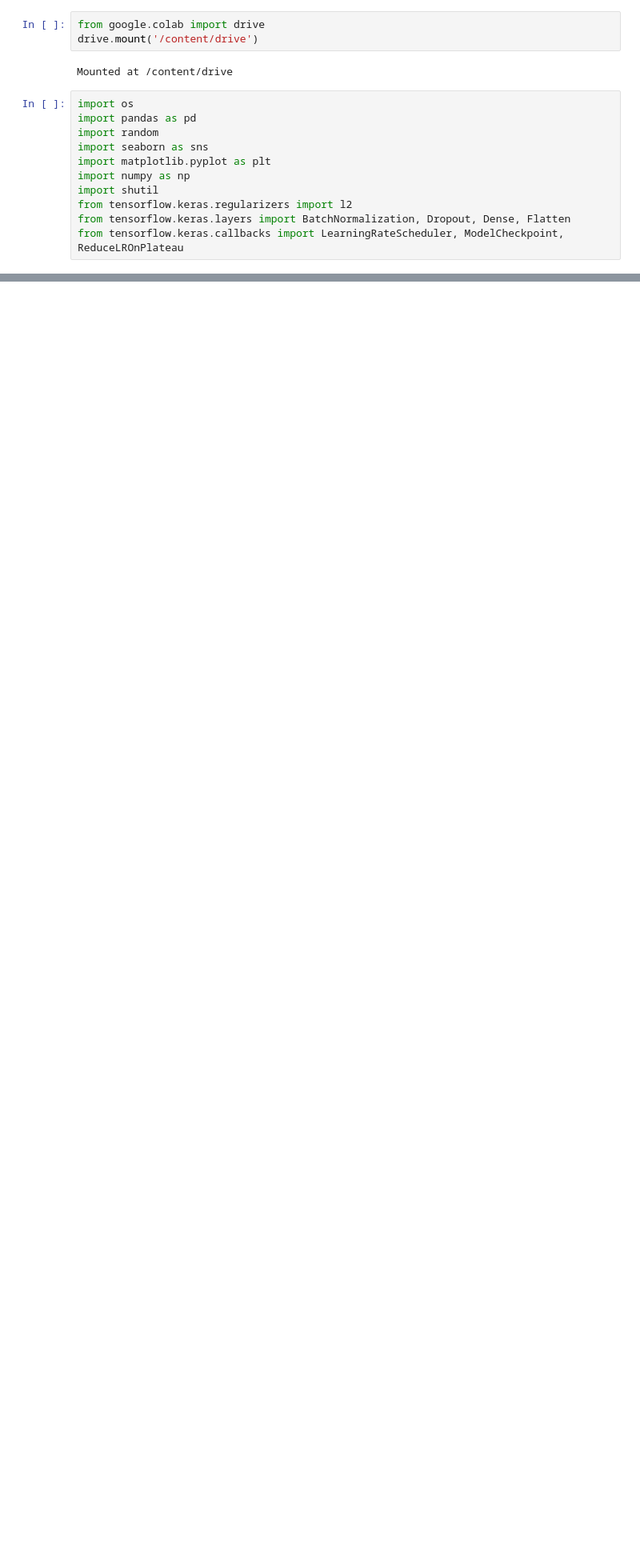
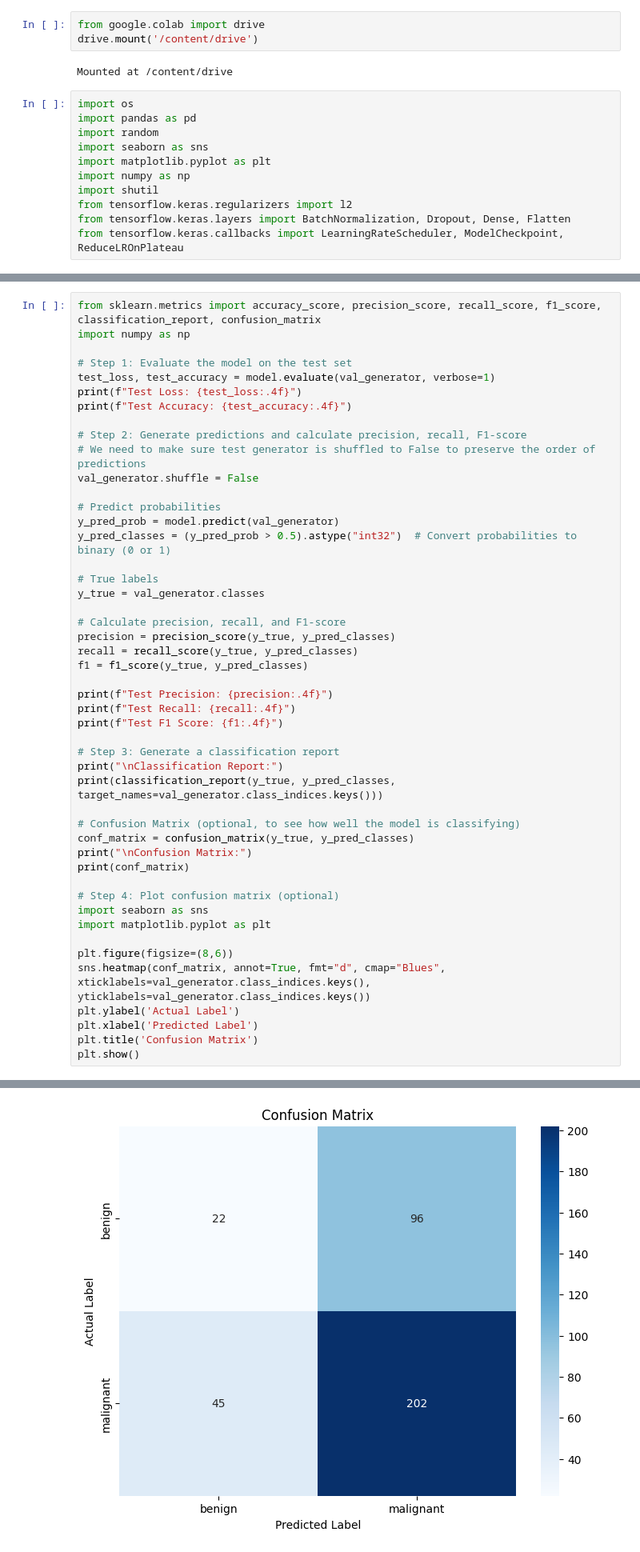
Before and after one commit to ShaziaNasim606/BreakHis-Project, a Jupyter notebook: BreakHis_CNN.ipynb, the cells around one changed output, grey strips where cells are left out. Shown at 80% size. Cells and saved outputs as stored; diff of their text form; blank space fills up the shorter version.

Commit message:
Updated CNN Code
In previous code only training validation is added now in updated code Test validation is also added with confusion matrix

```diff
--- a/BreakHis_CNN.ipynb
+++ b/BreakHis_CNN.ipynb
@@ -217,0 +218,49 @@ Average Validation Loss: 2.5778
+# %%
+from sklearn.metrics import accuracy_score, precision_score, recall_score, f1_score, classification_report, confusion_matrix
+import numpy as np
+
+# Step 1: Evaluate the model on the test set
+test_loss, test_accuracy = model.evaluate(val_generator, verbose=1)
+print(f"Test Loss: {test_loss:.4f}")
+print(f"Test Accuracy: {test_accuracy:.4f}")
+
+# Step 2: Generate predictions and calculate precision, recall, F1-score
+# We need to make sure test generator is shuffled to False to preserve the order of predictions
+val_generator.shuffle = False
+
+# Predict probabilities
+y_pred_prob = model.predict(val_generator)
+y_pred_classes = (y_pred_prob > 0.5).astype("int32")  # Convert probabilities to binary (0 or 1)
+
+# True labels
+y_true = val_generator.classes
+
+# Calculate precision, recall, and F1-score
+precision = precision_score(y_true, y_pred_classes)
+recall = recall_score(y_true, y_pred_classes)
+f1 = f1_score(y_true, y_pred_classes)
+
+print(f"Test Precision: {precision:.4f}")
+print(f"Test Recall: {recall:.4f}")
+print(f"Test F1 Score: {f1:.4f}")
+
+# Step 3: Generate a classification report
+print("\nClassification Report:")
+print(classification_report(y_true, y_pred_classes, target_names=val_generator.class_indices.keys()))
+
+# Confusion Matrix (optional, to see how well the model is classifying)
+conf_matrix = confusion_matrix(y_true, y_pred_classes)
+print("\nConfusion Matrix:")
+print(conf_matrix)
+
+# Step 4: Plot confusion matrix (optional)
+import seaborn as sns
+import matplotlib.pyplot as plt
+
+plt.figure(figsize=(8,6))
+sns.heatmap(conf_matrix, annot=True, fmt="d", cmap="Blues", xticklabels=val_generator.class_indices.keys(), yticklabels=val_generator.class_indices.keys())
+plt.ylabel('Actual Label')
+plt.xlabel('Predicted Label')
+plt.title('Confusion Matrix')
+plt.show()
+# %% [output]
@@ -217,0 +284 @@ Average Validation Loss: 2.5778
+[figure, added]
```
Also changed, not shown: parts of 4 cells of this notebook.
